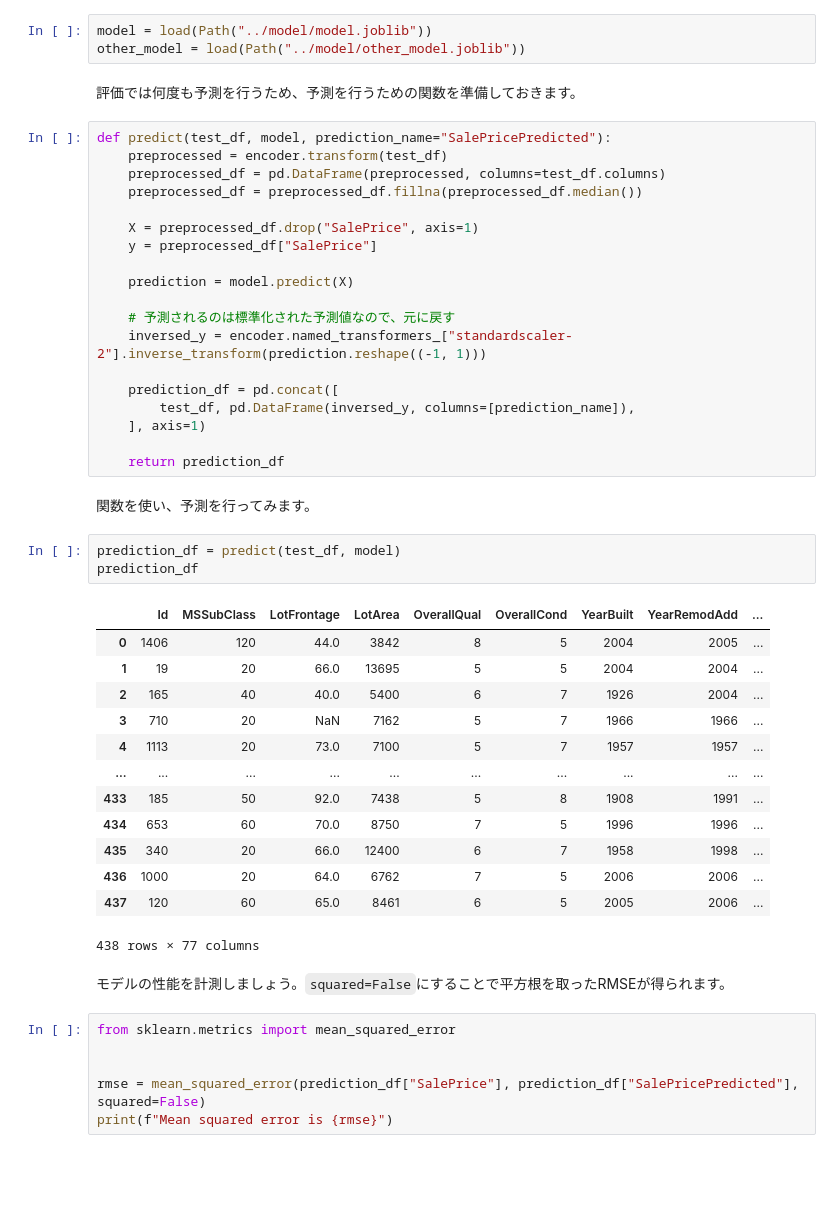
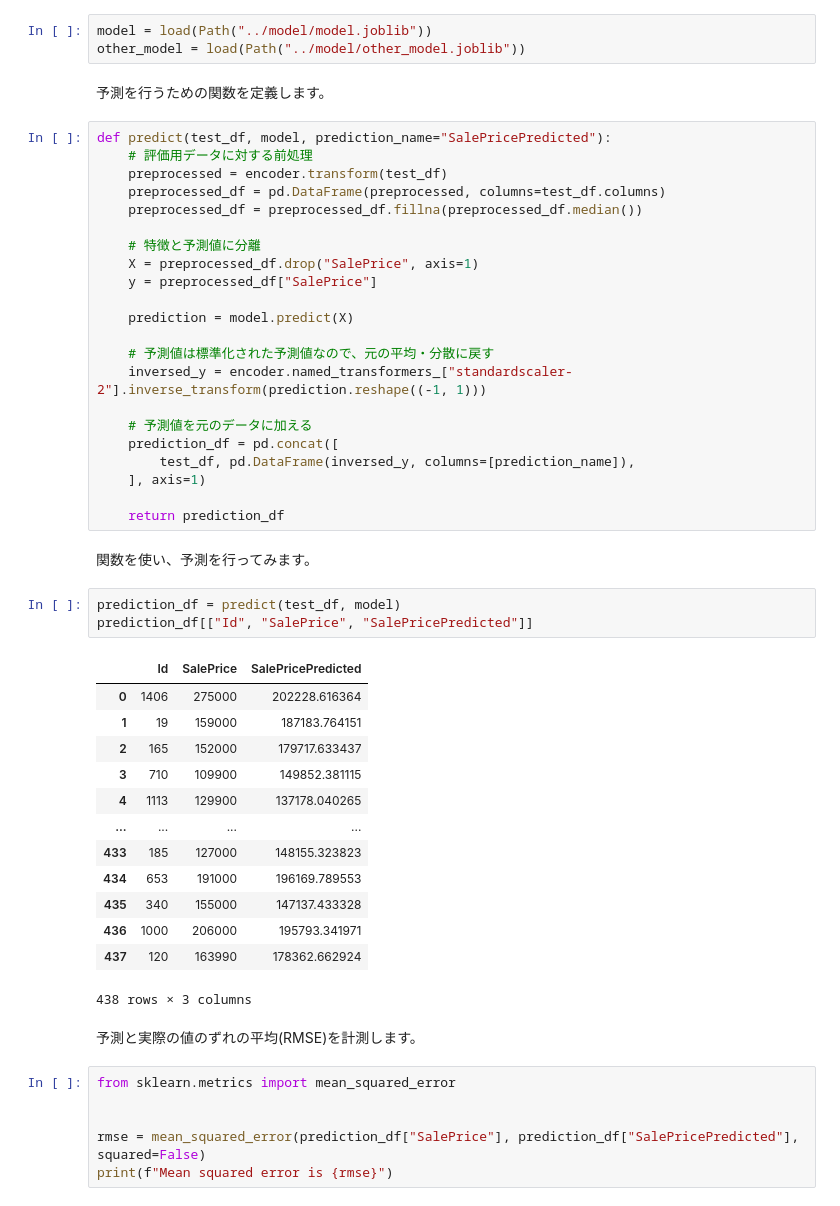
Before and after one commit to aws-samples/aws-ml-enablement-workshop, a Jupyter notebook: notebooks/06_test.ipynb, the cells around one changed output. Saved outputs shown, nothing was run; the diff lists cells and outputs as text; blank space fills up the shorter version.

```diff
--- a/notebooks/06_test.ipynb
+++ b/notebooks/06_test.ipynb
@@ -17,21 +53,24 @@ encoder = load(Path("../model/encoder.joblib"))
 model = load(Path("../model/model.joblib"))
 other_model = load(Path("../model/other_model.joblib"))
 # %% [markdown]
-評価では何度も予測を行うため、予測を行うための関数を準備しておきます。
+予測を行うための関数を定義します。
 # %%
 def predict(test_df, model, prediction_name="SalePricePredicted"):
+    # 評価用データに対する前処理
     preprocessed = encoder.transform(test_df)
     preprocessed_df = pd.DataFrame(preprocessed, columns=test_df.columns)
     preprocessed_df = preprocessed_df.fillna(preprocessed_df.median())
 
+    # 特徴と予測値に分離
     X = preprocessed_df.drop("SalePrice", axis=1)
     y = preprocessed_df["SalePrice"]
 
     prediction = model.predict(X)
 
-    # 予測されるのは標準化された予測値なので、元に戻す
+    # 予測値は標準化された予測値なので、元の平均・分散に戻す
     inversed_y = encoder.named_transformers_["standardscaler-2"].inverse_transform(prediction.reshape((-1, 1)))
 
+    # 予測値を元のデータに加える
     prediction_df = pd.concat([
         test_df, pd.DataFrame(inversed_y, columns=[prediction_name]),
     ], axis=1)
@@ -41,23 +80,23 @@ def predict(test_df, model, prediction_name="SalePricePredicted"):
 関数を使い、予測を行ってみます。
 # %%
 prediction_df = predict(test_df, model)
-prediction_df
+prediction_df[["Id", "SalePrice", "SalePricePredicted"]]
 # %% [output]
-|  | Id | MSSubClass | LotFrontage | LotArea | OverallQual | OverallCond | YearBuilt | YearRemodAdd | ... |
-| 0 | 1406 | 120 | 44.0 | 3842 | 8 | 5 | 2004 | 2005 | ... |
-| 1 | 19 | 20 | 66.0 | 13695 | 5 | 5 | 2004 | 2004 | ... |
-| 2 | 165 | 40 | 40.0 | 5400 | 6 | 7 | 1926 | 2004 | ... |
-| 3 | 710 | 20 | NaN | 7162 | 5 | 7 | 1966 | 1966 | ... |
-| 4 | 1113 | 20 | 73.0 | 7100 | 5 | 7 | 1957 | 1957 | ... |
-| ... | ... | ... | ... | ... | ... | ... | ... | ... | ... |
-| 433 | 185 | 50 | 92.0 | 7438 | 5 | 8 | 1908 | 1991 | ... |
-| 434 | 653 | 60 | 70.0 | 8750 | 7 | 5 | 1996 | 1996 | ... |
-| 435 | 340 | 20 | 66.0 | 12400 | 6 | 7 | 1958 | 1998 | ... |
-| 436 | 1000 | 20 | 64.0 | 6762 | 7 | 5 | 2006 | 2006 | ... |
-| 437 | 120 | 60 | 65.0 | 8461 | 6 | 5 | 2005 | 2006 | ... |
+|  | Id | SalePrice | SalePricePredicted |
+| 0 | 1406 | 275000 | 202228.616364 |
+| 1 | 19 | 159000 | 187183.764151 |
+| 2 | 165 | 152000 | 179717.633437 |
+| 3 | 710 | 109900 | 149852.381115 |
+| 4 | 1113 | 129900 | 137178.040265 |
+| ... | ... | ... | ... |
+| 433 | 185 | 127000 | 148155.323823 |
+| 434 | 653 | 191000 | 196169.789553 |
+| 435 | 340 | 155000 | 147137.433328 |
+| 436 | 1000 | 206000 | 195793.341971 |
+| 437 | 120 | 163990 | 178362.662924 |
-438 rows × 77 columns
+438 rows × 3 columns
 # %% [markdown]
-モデルの性能を計測しましょう。`squared=False`にすることで平方根を取ったRMSEが得られます。
+予測と実際の値のずれの平均(RMSE)を計測します。
 # %%
 from sklearn.metrics import mean_squared_error
 
```
Also changed, not shown: parts of 5 cells of this notebook, 1 other file.
